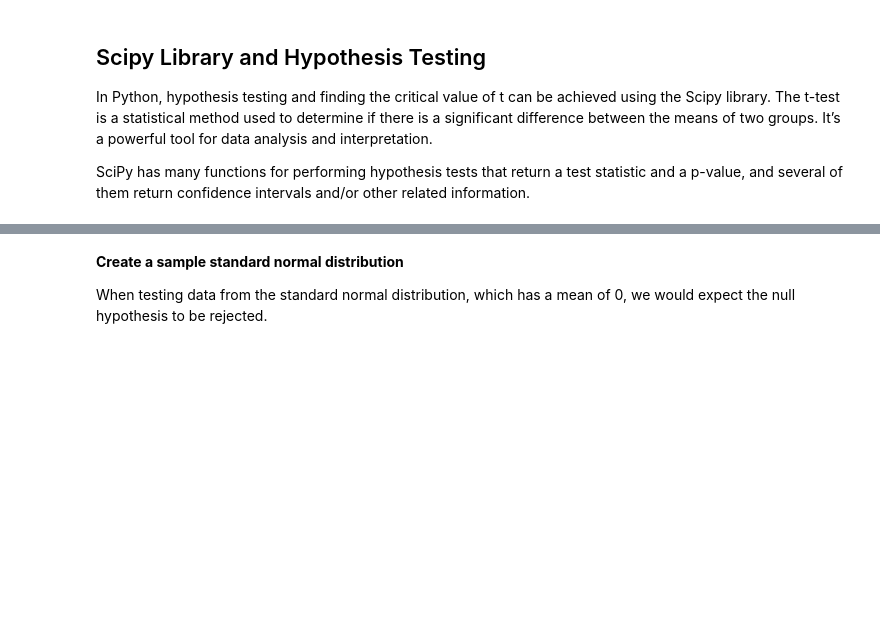
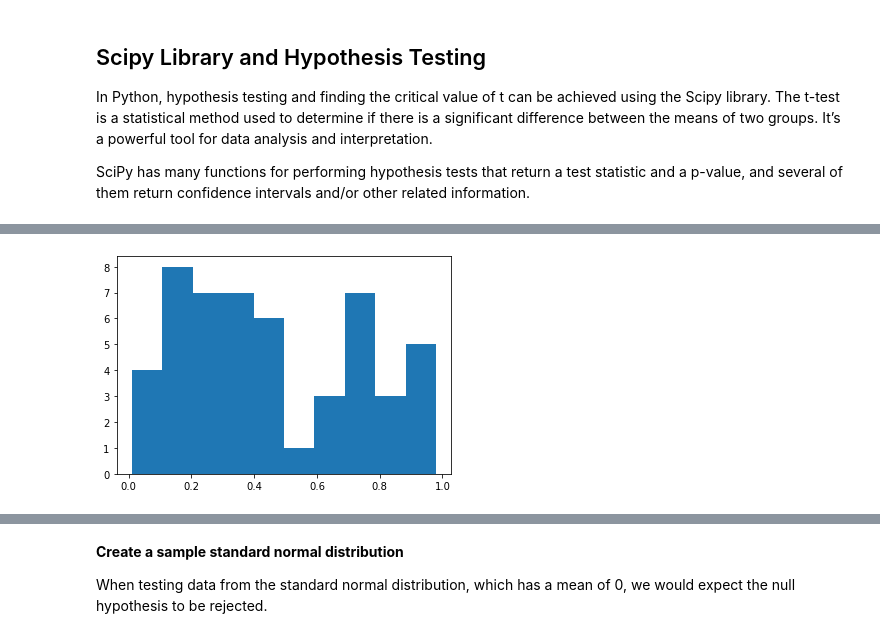
Before and after one commit to katel85/Machine-Learning-Statistics-Aug-2023, a Jupyter notebook: ttests.ipynb, the cells around one changed output, grey strips where cells are left out. Drawn from its saved outputs; the diff is of its cells as text; code cells hidden in the pictures; blank space fills up the shorter version.

```diff
--- a/ttests.ipynb
+++ b/ttests.ipynb
@@ -133,3 +133,17 @@ TtestResult(statistic=-1.967283096201933, pvalue=0.054711160917027886, df=50)
+# %%
+%matplotlib inline
+
+#imports
+from numpy import *
+import matplotlib.pyplot as plt
+
+# Creating dataset
+x = rvs
+# Creating histogram
+plt.hist(x)
+plt.show()
+# %% [output]
+[figure, added]
 # %% [markdown]
 
 ![image.png](attachment:6f1911f6-2f9a-4c16-977c-784c03e99170.png)
```
Also changed, not shown: parts of 35 cells of this notebook, 1 other file.
